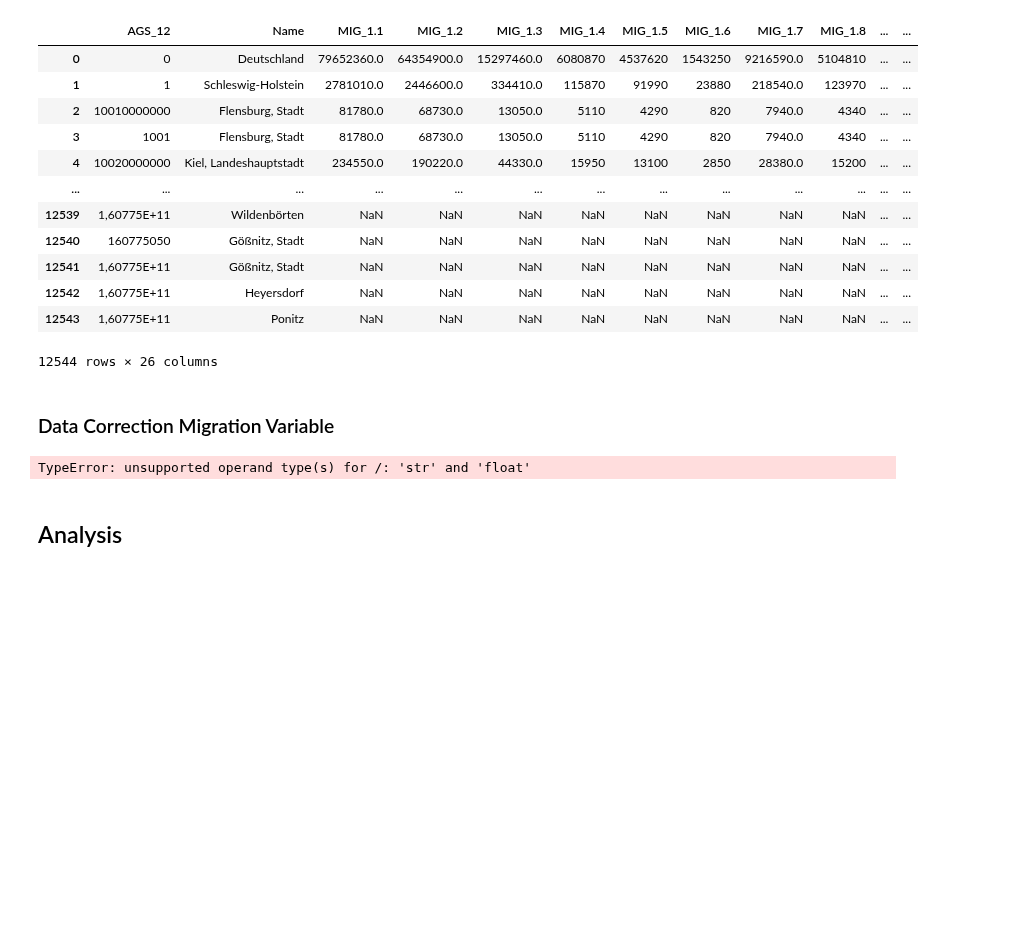
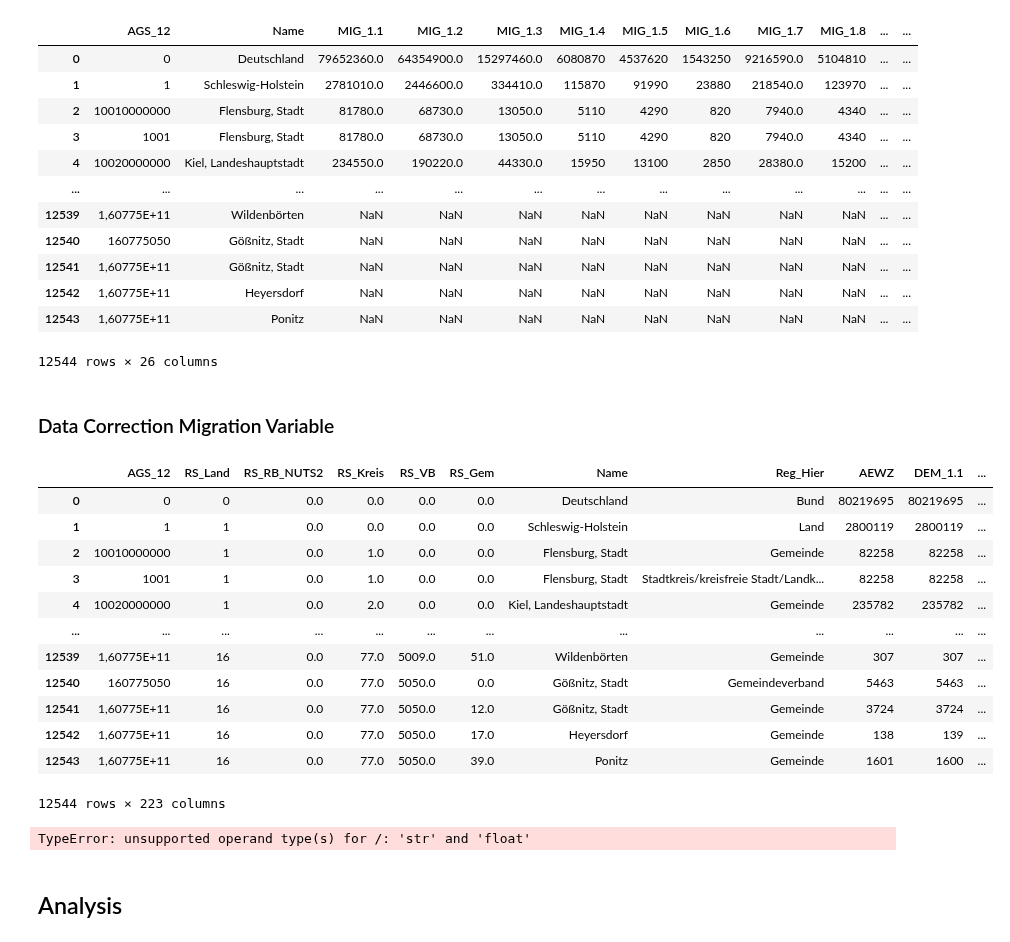
Before and after one commit to NicoHdM/ProjectHdM, a Jupyter notebook: notebooks/draft-analysis.ipynb, the cells around one changed output. Cells and saved outputs as stored; diff of their text form; code cells hidden in the pictures; blank space fills up the shorter version.

```diff
--- a/notebooks/draft-analysis.ipynb
+++ b/notebooks/draft-analysis.ipynb
@@ -100,6 +100,24 @@ df_migration
 12544 rows × 26 columns
 # %% [markdown]
 ### Data Correction Migration Variable
+# %%
+df_migration_correct = pd.DataFrame(df_migration)
+df_migration_correct = df.fillna(0)
+df_migration_correct
+# %% [output]
+|  | AGS_12 | RS_Land | RS_RB_NUTS2 | RS_Kreis | RS_VB | RS_Gem | Name | Reg_Hier | AEWZ | DEM_1.1 | ... |
+| 0 | 0 | 0 | 0.0 | 0.0 | 0.0 | 0.0 | Deutschland | Bund | 80219695 | 80219695 | ... |
+| 1 | 1 | 1 | 0.0 | 0.0 | 0.0 | 0.0 | Schleswig-Holstein | Land | 2800119 | 2800119 | ... |
+| 2 | 10010000000 | 1 | 0.0 | 1.0 | 0.0 | 0.0 | Flensburg, Stadt | Gemeinde | 82258 | 82258 | ... |
+| 3 | 1001 | 1 | 0.0 | 1.0 | 0.0 | 0.0 | Flensburg, Stadt | Stadtkreis/kreisfreie Stadt/Landk... | 82258 | 82258 | ... |
+| 4 | 10020000000 | 1 | 0.0 | 2.0 | 0.0 | 0.0 | Kiel, Landeshauptstadt | Gemeinde | 235782 | 235782 | ... |
+| ... | ... | ... | ... | ... | ... | ... | ... | ... | ... | ... | ... |
+| 12539 | 1,60775E+11 | 16 | 0.0 | 77.0 | 5009.0 | 51.0 | Wildenbörten | Gemeinde | 307 | 307 | ... |
+| 12540 | 160775050 | 16 | 0.0 | 77.0 | 5050.0 | 0.0 | Gößnitz, Stadt | Gemeindeverband | 5463 | 5463 | ... |
+| 12541 | 1,60775E+11 | 16 | 0.0 | 77.0 | 5050.0 | 12.0 | Gößnitz, Stadt | Gemeinde | 3724 | 3724 | ... |
+| 12542 | 1,60775E+11 | 16 | 0.0 | 77.0 | 5050.0 | 17.0 | Heyersdorf | Gemeinde | 138 | 139 | ... |
+| 12543 | 1,60775E+11 | 16 | 0.0 | 77.0 | 5050.0 | 39.0 | Ponitz | Gemeinde | 1601 | 1600 | ... |
+12544 rows × 223 columns
 # %%
 df_migration['Migrationsquote']  = df_migration['MIG_1.4'].div(df_migration['MIG_1.1'].values)
 print(df_migration)
```
